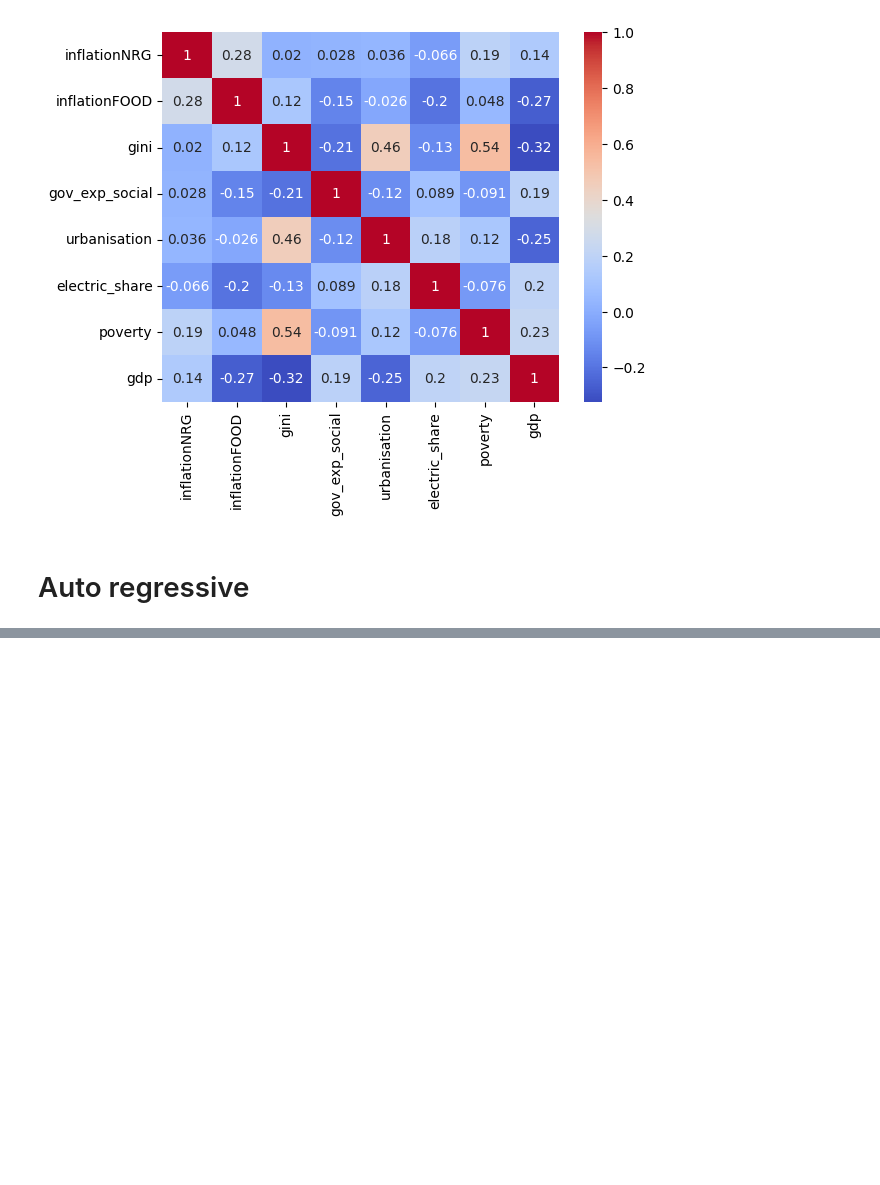
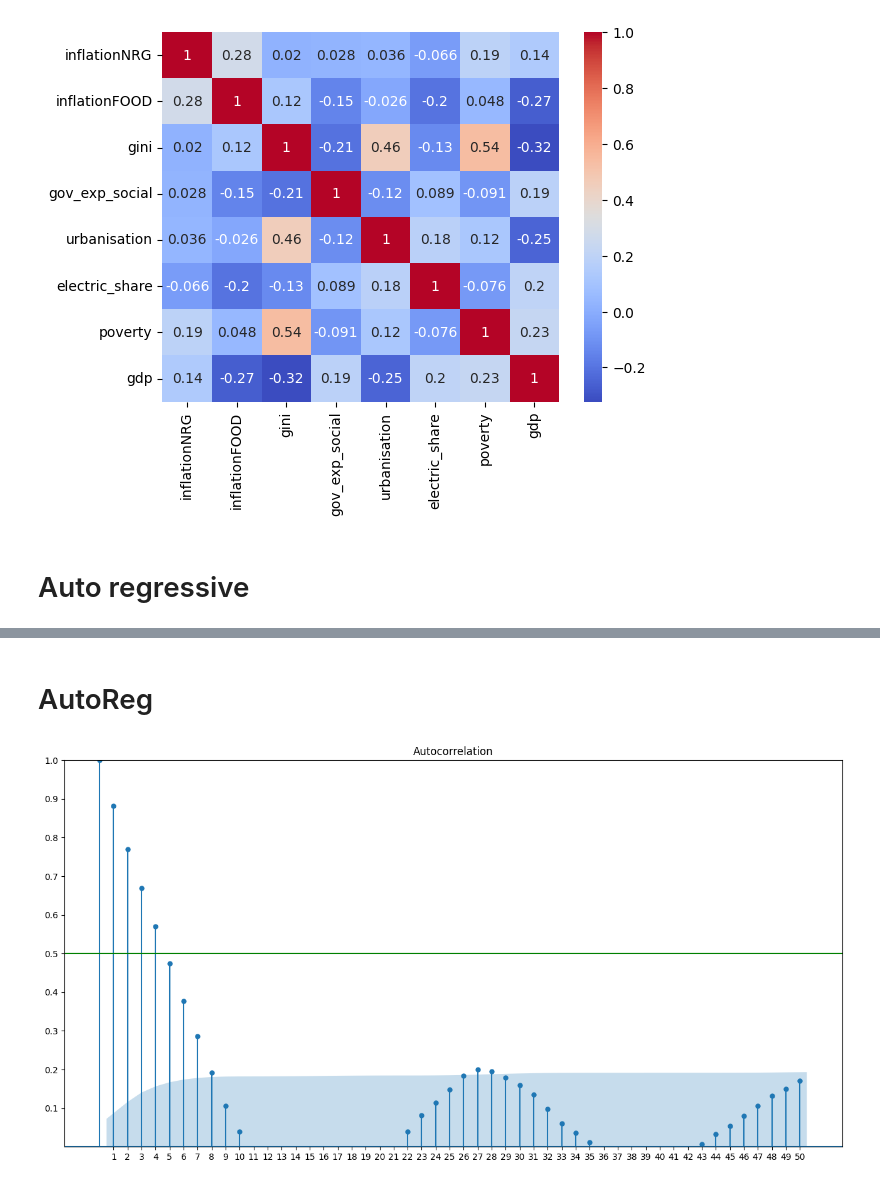
Before and after one commit to rm951/memoireESCP, a Jupyter notebook: figure13.ipynb, the cells around one changed output, grey strips where cells are left out. Cells and saved outputs as stored; diff of their text form; code cells hidden in the pictures; blank space fills up the shorter version.

Commit message:
figure13

```diff
--- a/figure13.ipynb
+++ b/figure13.ipynb
@@ -438,3 +438,21 @@ See the caveats in the documentation: https://pandas.pydata.org/pandas-docs/stab
 # %%
 with open('model_summary.html', 'w') as f:
     f.write(html_summary)
+# %% [markdown]
+# AutoReg
+# %%
+import pandas as pd
+import matplotlib.pyplot as plt
+from statsmodels.graphics.tsaplots import plot_acf
+import numpy as np
+
+df = df_inflation_by_quintile
+fig, ax = plt.subplots(figsize=(16,8))
+plot_acf(df['Q1-Q5'], lags=50, ax=ax)
+plt.ylim([0,1])
+plt.yticks(np.arange(0.1, 1.1, 0.1))
+plt.xticks(np.arange(1, 51, 1))
+plt.axhline(y=0.5, color="green")
+plt.show()
+# %% [output]
+[figure, added]
```
Also changed, not shown: parts of 4 cells of this notebook, 3 other files.
